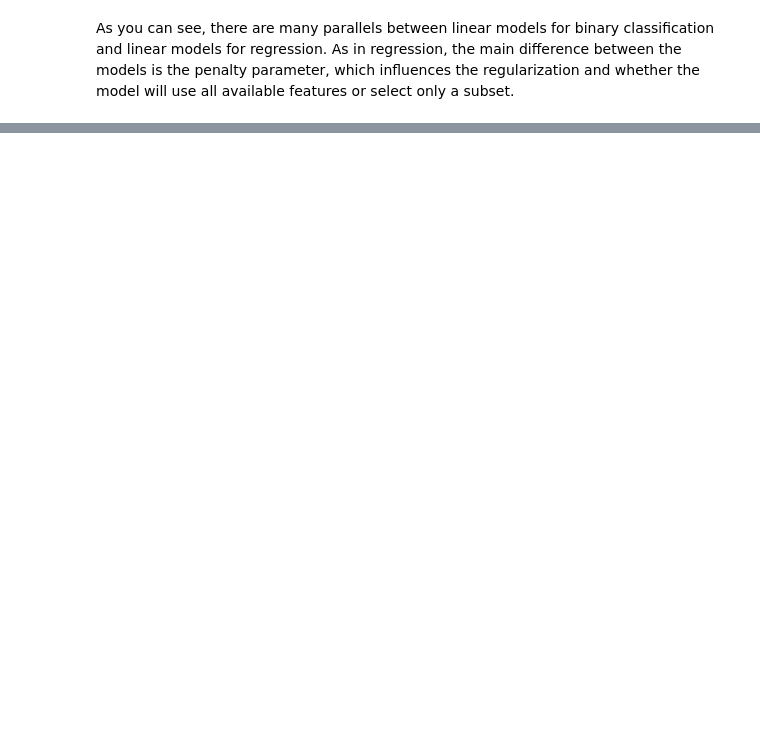
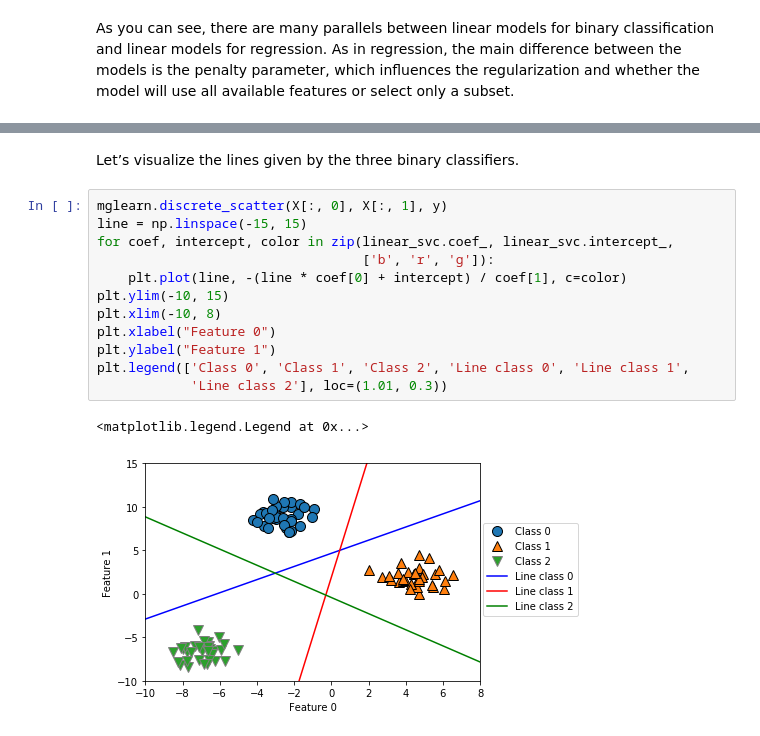
Before and after one commit to karmari116/andreas_muller_intro_to_machine_learning_with_python, a Jupyter notebook: ch_2_supervised_learning.ipynb, the cells around one changed output, grey strips where cells are left out. Drawn from its saved outputs; the diff is of its cells as text; blank space fills up the shorter version.

```diff
--- a/ch_2_supervised_learning.ipynb
+++ b/ch_2_supervised_learning.ipynb
@@ -1107,0 +1167,17 @@ whether the model will use all available features or select only a subset.
+# %% [markdown]
+Let’s visualize the lines given by the three binary classifiers.
+# %%
+mglearn.discrete_scatter(X[:, 0], X[:, 1], y)
+line = np.linspace(-15, 15)
+for coef, intercept, color in zip(linear_svc.coef_, linear_svc.intercept_,
+                                  ['b', 'r', 'g']):
+    plt.plot(line, -(line * coef[0] + intercept) / coef[1], c=color)
+plt.ylim(-10, 15)
+plt.xlim(-10, 8)
+plt.xlabel("Feature 0")
+plt.ylabel("Feature 1")
+plt.legend(['Class 0', 'Class 1', 'Class 2', 'Line class 0', 'Line class 1',
+            'Line class 2'], loc=(1.01, 0.3))
+# %% [output]
+<matplotlib.legend.Legend at 0x...>
+[figure, added]
```
Also changed, not shown: parts of 163 cells of this notebook, 9 other files.
